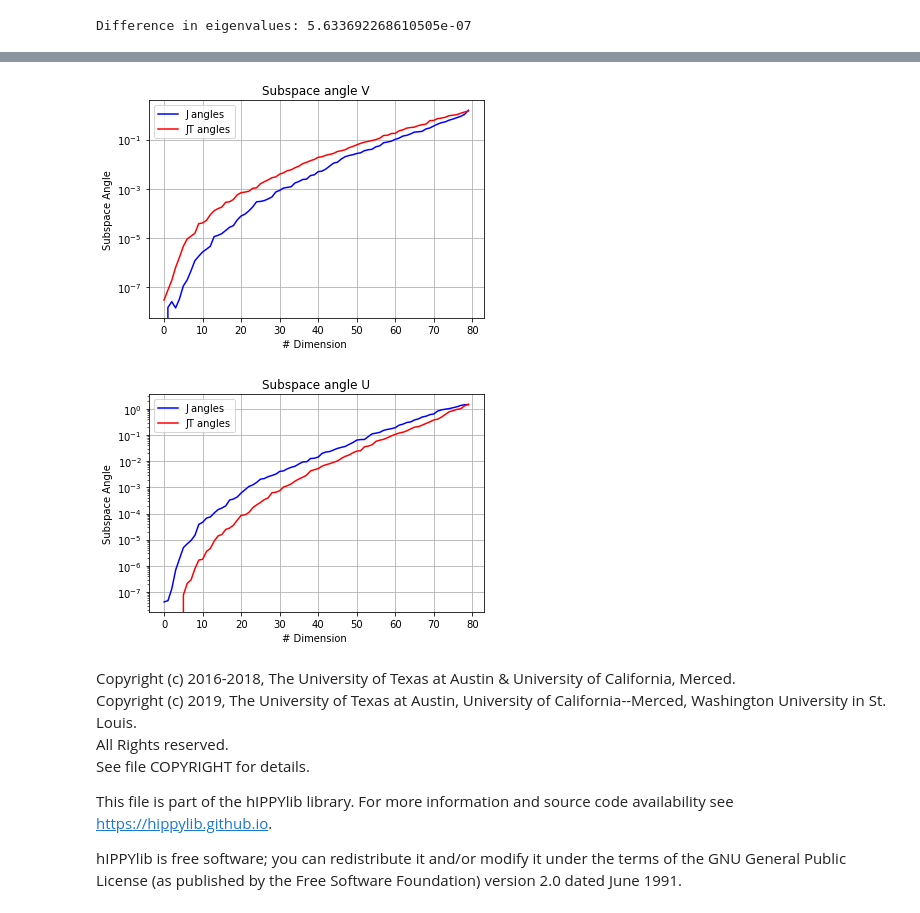
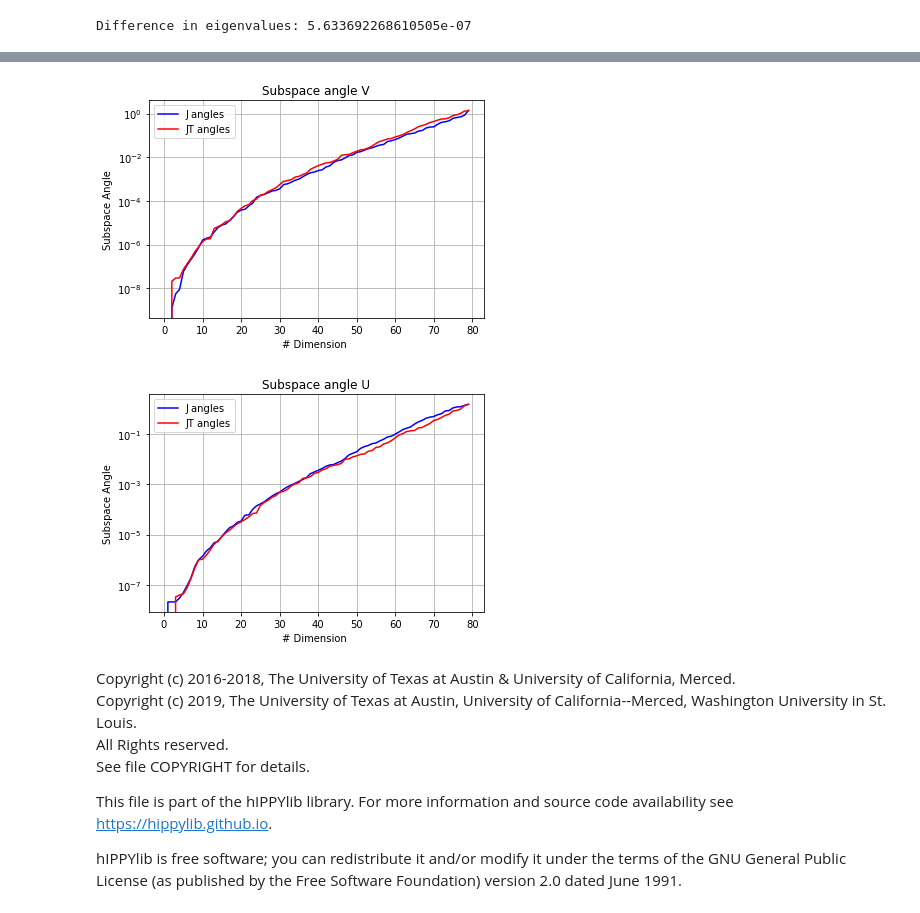
Before and after one commit to hippylib/hippylib, a Jupyter notebook: svd_test/JacobianTest.ipynb, the cells around one changed output, grey strips where cells are left out. Drawn from its saved outputs; the diff is of its cells as text; code cells hidden in the pictures.

```diff
--- a/svd_test/JacobianTest.ipynb
+++ b/svd_test/JacobianTest.ipynb
@@ -218,7 +218,7 @@ myRandom.normal(1., Omega)
 
 # J.Bu.get_local().shape
 
-U,d,V = accuracyEnhancedSVD(J,Omega,k_evec)
+U,d,V = accuracyEnhancedSVD(J,Omega,k_evec,s=2,check=True)
 
 
 
@@ -348,4 +365,4 @@ myRandom.normal(1., Omega_u)
 
 # J.Bu.get_local().shape
 
-V_JT,d_JT,U_JT = accuracyEnhancedSVD(JT_,Omega_u,k_evec)
+V_JT,d_JT,U_JT = accuracyEnhancedSVD(JT_,Omega_u,k_evec,s=2,check = True)
@@ -352,32 +387,38 @@ V_JT,d_JT,U_JT = accuracyEnhancedSVD(JT_,Omega_u,k_evec)
 # %%
+V_Jd = MV_to_dense(V)
 V_JTd = MV_to_dense(V_JT)
+V_JTJd = MV_to_dense(V_JTJ)
+from scipy.linalg import subspace_angles
 
-
+V_J_angles = subspace_angles(V_Jd,V_JTJd)[::-1]
 V_JT_angles = subspace_angles(V_JTd,V_JTJd)[::-1]
 
 fig, ax = plt.subplots()
 ax.semilogy(V_J_angles,'b-',label = 'J angles')
 ax.semilogy(V_JT_angles,'r-',label = 'JT angles')
 
 ax.set(xlabel='# Dimension ', ylabel='Subspace Angle',
        title='Subspace angle V')
 ax.legend()
 ax.grid()
 
+U_Jd = MV_to_dense(U)
 U_JTd = MV_to_dense(U_JT)
+U_JJTd = MV_to_dense(U_JJT)
 
+U_J_angles = subspace_angles(U_Jd,U_JJTd)[::-1]
 U_JT_angles = subspace_angles(U_JTd,U_JJTd)[::-1]
 
 fig, ax = plt.subplots()
 ax.semilogy(U_J_angles,'b-',label = 'J angles')
 ax.semilogy(U_JT_angles,'r-',label = 'JT angles')
 ax.set(xlabel='# Dimension ', ylabel='Subspace Angle',
        title='Subspace angle U')
 ax.legend()
 ax.grid()
 # %% [output]
-[figure, old version]
+[figure, new version]
-[figure, old version]
+[figure, new version]
 # %% [markdown]
 Copyright (c) 2016-2018, The University of Texas at Austin & University of California, Merced.<br>
 Copyright (c) 2019, The University of Texas at Austin, University of California--Merced, Washington University in St. Louis.<br>
```
Also changed, not shown: parts of 4 cells of this notebook.
